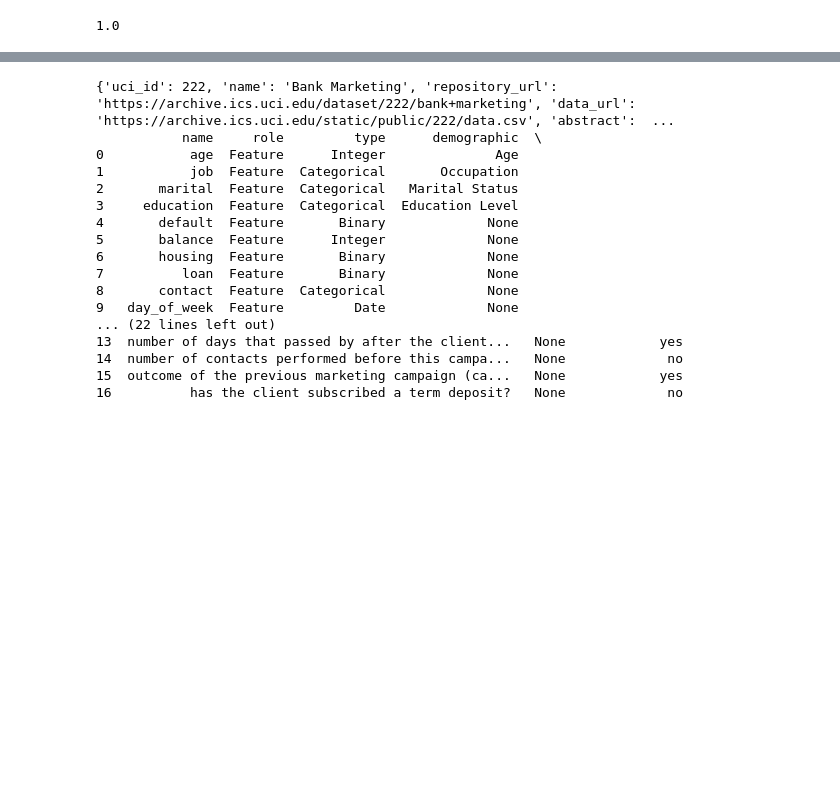
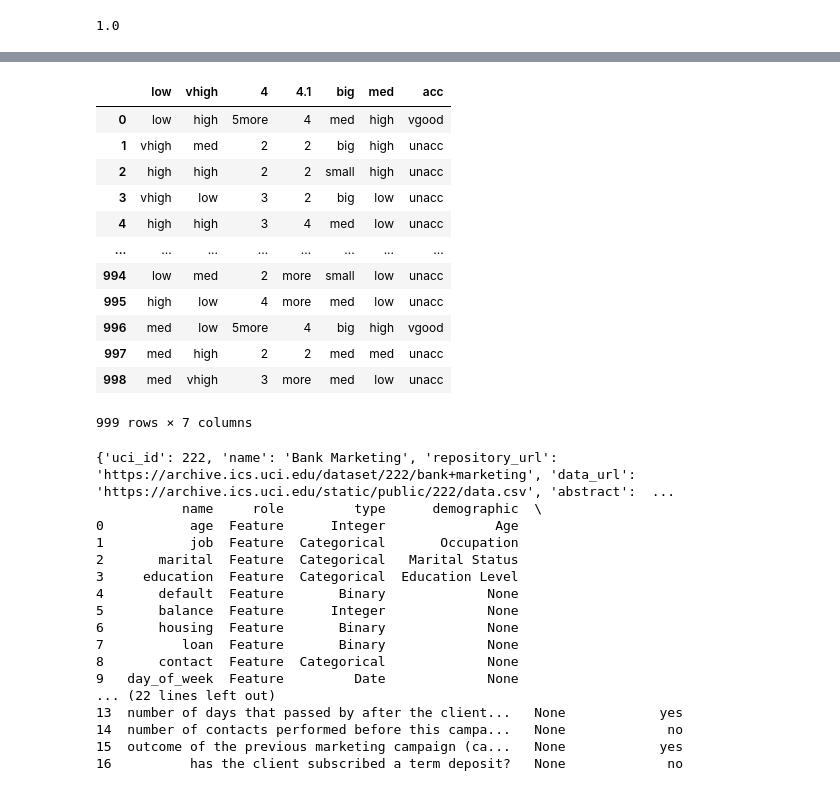
Before and after one commit to mwl10/ML_LIB_CS6350, a Jupyter notebook: DecisionTree/scratch.ipynb, the cells around one changed output, grey strips where cells are left out. Cells and saved outputs as stored; diff of their text form; code cells hidden in the pictures; blank space fills up the shorter version.

```diff
--- a/DecisionTree/scratch.ipynb
+++ b/DecisionTree/scratch.ipynb
@@ -459,3 +463,19 @@ turn class attributes binary and test if pure is all
+# %%
+pd.read_csv('car-4/train.csv')
+# %% [output]
+|  | low | vhigh | 4 | 4.1 | big | med | acc |
+| 0 | low | high | 5more | 4 | med | high | vgood |
+| 1 | vhigh | med | 2 | 2 | big | high | unacc |
+| 2 | high | high | 2 | 2 | small | high | unacc |
+| 3 | vhigh | low | 3 | 2 | big | low | unacc |
+| 4 | high | high | 3 | 4 | med | low | unacc |
+| ... | ... | ... | ... | ... | ... | ... | ... |
+| 994 | low | med | 2 | more | small | low | unacc |
+| 995 | high | low | 4 | more | med | low | unacc |
+| 996 | med | low | 5more | 4 | big | high | vgood |
+| 997 | med | high | 2 | 2 | med | med | unacc |
+| 998 | med | vhigh | 3 | more | med | low | unacc |
+999 rows × 7 columns
 # %%
 make predictions based on examples?
 
```
Also changed, not shown: parts of 4 cells of this notebook, 7 other files.
